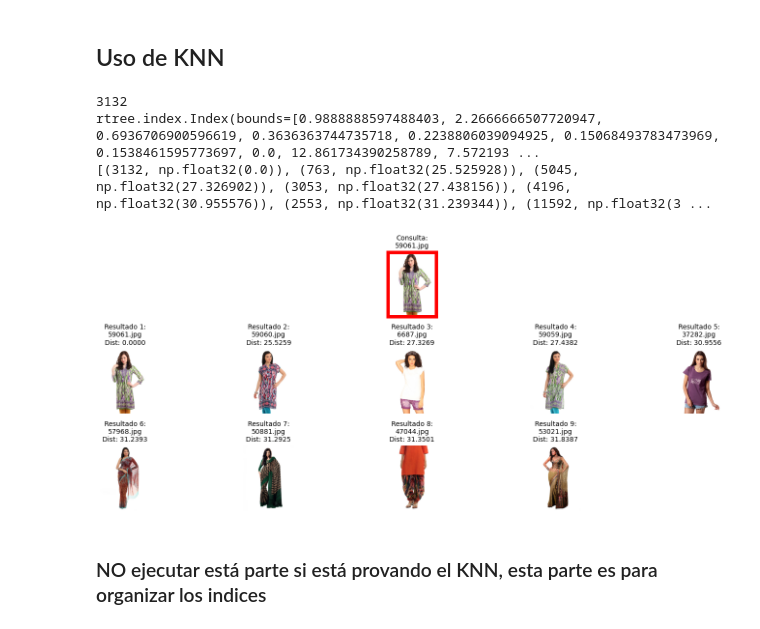
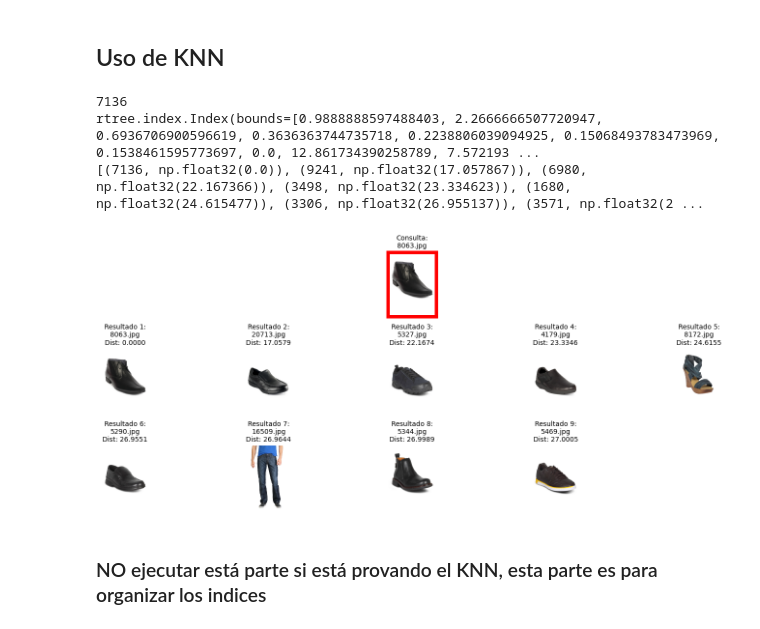
Before and after one commit to Computercitas/Proyecto3, a Jupyter notebook: Extraccion/usoKNN.ipynb, the cells around one changed output. Cells and saved outputs as stored; diff of their text form; code cells hidden in the pictures.

```diff
--- a/Extraccion/usoKNN.ipynb
+++ b/Extraccion/usoKNN.ipynb
@@ -18,7 +18,7 @@ def load_features(output_dir):
     return descriptors, mapping
 
 
-output_dir = "features"
+output_dir = "features15k"
 descriptors, mapping = load_features(output_dir)
 # %%
 print("Descriptores cargados:")
@@ -60,7 +60,7 @@ def knn_rtree(query_vector, idx, descriptors, k=5):
     # Retornamos los vecinos con sus distancias calculadas
     return [(i, euclidean_distance(query_vector, descriptors[i])) for i in nearest_neighbors]
 # %%
-def show_results(results, json_path="features/image_mapping.json", query_idx=None, num_results=5):
+def show_results(results, json_path= output_dir + "/image_mapping.json", query_idx=None, num_results=5):
     """
     Muestra imagen de consulta y resultados usando el mapping de imágenes
     """
@@ -136,24 +136,23 @@ def show_results(results, json_path="features/image_mapping.json", query_idx=Non
 # %%
 # Imagen aleatoria del dataset
 random = np.random.randint(len(descriptors))
 # random = 7
 print(random)
 query_vector = descriptors[random]
 
 k = 9
 idx = create_rtree_index(descriptors)
 rtree_result = knn_rtree(query_vector, idx, descriptors, k=k)
 
 print(idx)
 print(rtree_result)
 
-csv_file = "images.csv"
-show_results(results=rtree_result, json_path="features/image_mapping.json", query_idx=random, num_results=k)
+show_results(results=rtree_result, json_path= output_dir +  "/image_mapping.json", query_idx=random, num_results=k)
 # %% [output]
-3132
+7136
 rtree.index.Index(bounds=[0.9888888597488403, 2.2666666507720947, 0.6936706900596619, 0.3636363744735718, 0.2238806039094925, 0.15068493783473969, 0.1538461595773697, 0.0, 12.861734390258789, 7.572193 ...
-[(3132, np.float32(0.0)), (763, np.float32(25.525928)), (5045, np.float32(27.326902)), (3053, np.float32(27.438156)), (4196, np.float32(30.955576)), (2553, np.float32(31.239344)), (11592, np.float32(3 ...
+[(7136, np.float32(0.0)), (9241, np.float32(17.057867)), (6980, np.float32(22.167366)), (3498, np.float32(23.334623)), (1680, np.float32(24.615477)), (3306, np.float32(26.955137)), (3571, np.float32(2 ...
-[figure, old version]
+[figure, new version]
 # %% [markdown]
 ### NO ejecutar está parte si está provando el KNN, esta parte es para organizar los indices
 # %%
```
Also changed, not shown: parts of 3 cells of this notebook, 4 other files.
